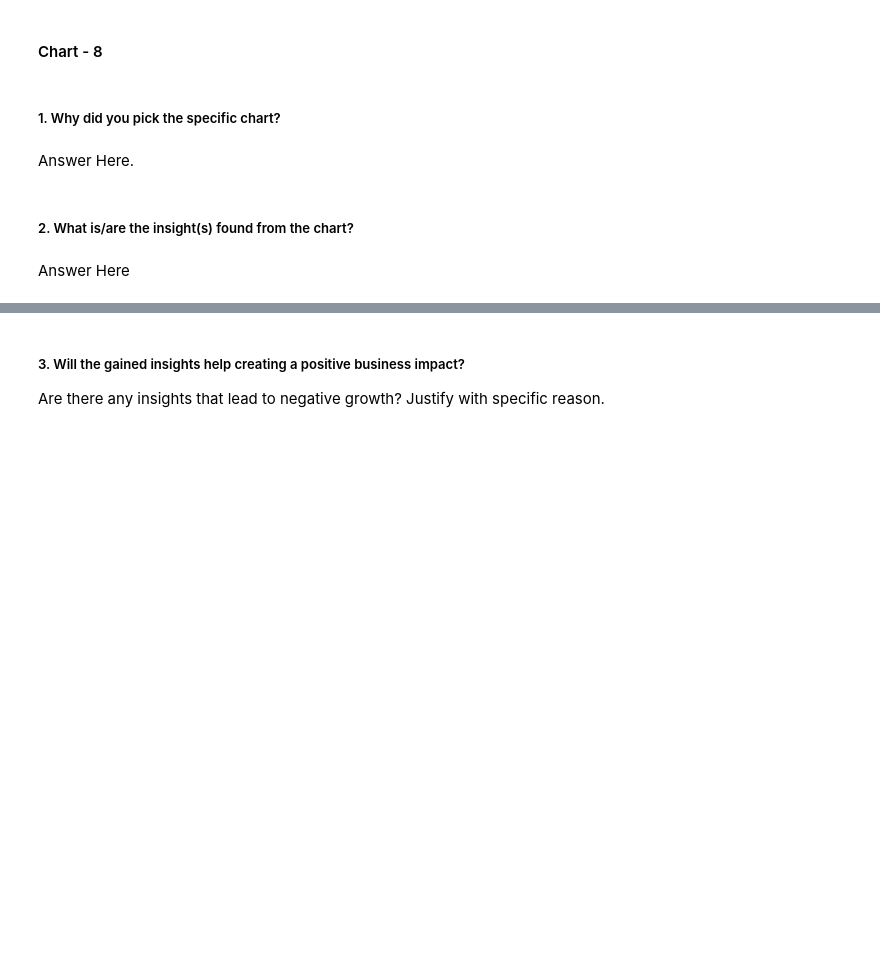
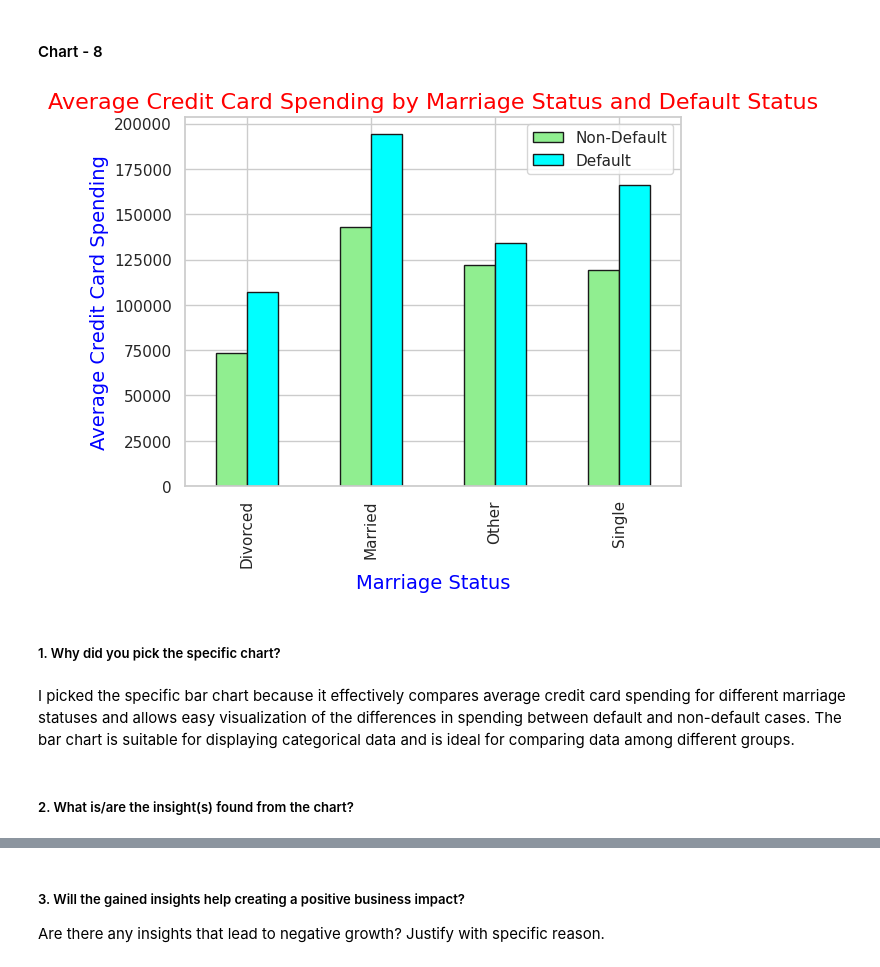
Before and after one commit to shubhamrai1318/Credit_Card_Default_Prediction, a Jupyter notebook: Credit_Card_Default_Prediction.ipynb, the cells around one changed output, grey strips where cells are left out. Cells and saved outputs as stored; diff of their text form; code cells hidden in the pictures; blank space fills up the shorter version.

Commit message:
Visualization Chart-8 Completed

```diff
--- a/Credit_Card_Default_Prediction.ipynb
+++ b/Credit_Card_Default_Prediction.ipynb
@@ -867,8 +865,35 @@ There are no immediate insights that lead to negative growth. However, if the an
+# %%
+# Chart - 8 visualization code
+
+# Map numerical values of 'MARRIAGE' and 'default payment next month' to custom labels for temporary labeling
+marriage_labels = {0: "Other", 1: "Married", 2: "Single", 3: "Divorced"}
+df['Marriage Temp Labels'] = df['marriage'].map(marriage_labels)
+
+default_labels = {0: "Non-Default", 1: "Default"}
+df['Default Temp Labels'] = df['default'].map(default_labels)
+
+# Group data by 'Marriage Temp Labels' and 'Default Temp Labels' and calculate the average credit card spending for each group
+marriage_default_spending = df.groupby(['Marriage Temp Labels', 'Default Temp Labels'])['limit_bal'].mean()
+
+# Pivot the data to get 'Default Temp Labels' as columns for plotting
+marriage_default_spending = marriage_default_spending.unstack()
+
+# Create a bar chart to compare average credit card spending for different marriage statuses, grouped by default and non-default cases
+ax = marriage_default_spending.plot(kind='bar', color=['lightgreen', 'cyan'], edgecolor='k')  # Plot the bar chart
+ax.set_xlabel('Marriage Status', fontsize=14,color='blue')  # Set the x-axis label
+ax.set_ylabel('Average Credit Card Spending', fontsize=14,color='blue')  # Set the y-axis label
+ax.set_title('Average Credit Card Spending by Marriage Status and Default Status', fontsize=16,color='red')  # Set the plot title
+
+# Set the legend for the default and non-default cases
+ax.legend(["Non-Default", "Default"], loc='upper right')
+
+# Display the plot
+plt.show()
+# %% [output]
+[figure, added]
 # %% [markdown]
 ##### 1. Why did you pick the specific chart?
-# %% [markdown]
-Answer Here.
+# %% [markdown]
+I picked the specific bar chart because it effectively compares average credit card spending for different marriage statuses and allows easy visualization of the differences in spending between default and non-default cases. The bar chart is suitable for displaying categorical data and is ideal for comparing data among different groups.
 # %% [markdown]
 ##### 2. What is/are the insight(s) found from the chart?
-# %% [markdown]
-Answer Here
```
Also changed, not shown: parts of 8 cells of this notebook.
